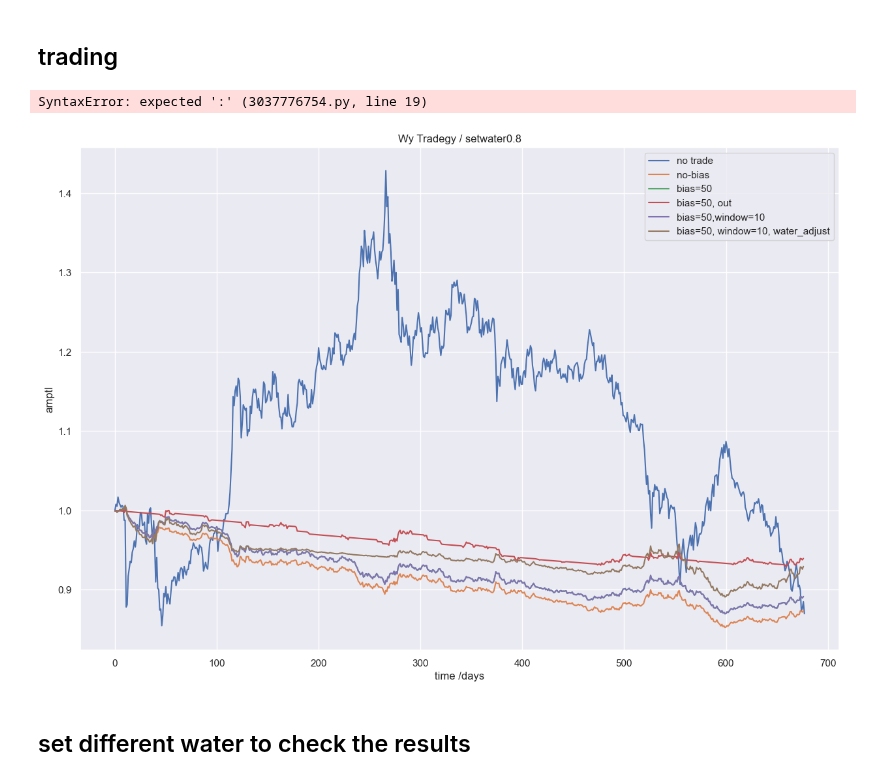
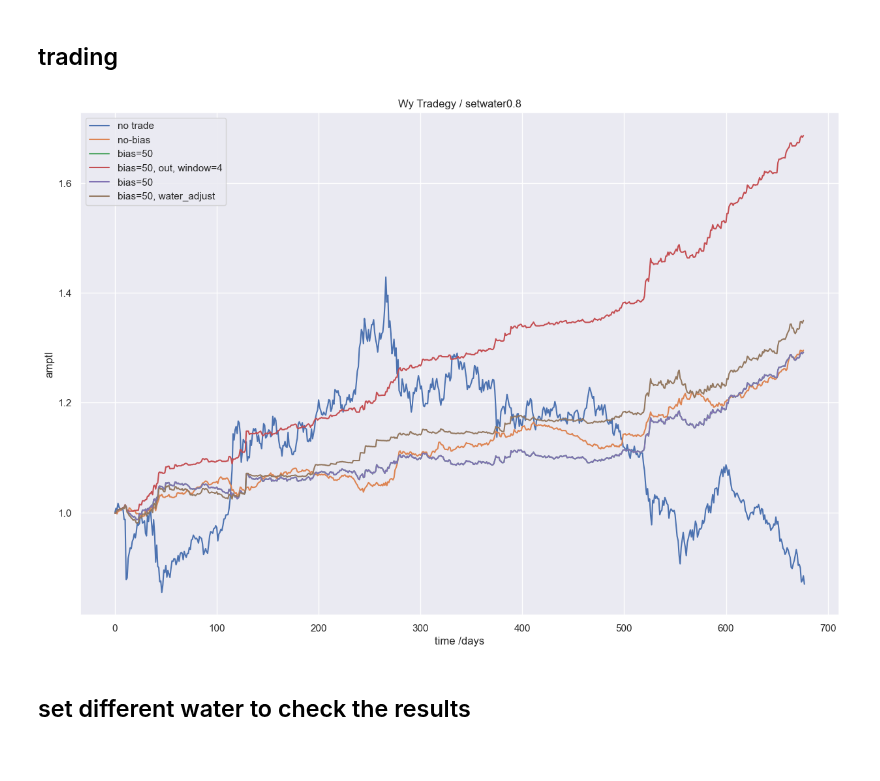
Before and after one commit to binomial-dimension/LosingMoney, a Jupyter notebook: trading/baseline.ipynb, the cells around one changed output. Drawn from its saved outputs; the diff is of its cells as text; code cells hidden in the pictures.

```diff
--- a/trading/baseline.ipynb
+++ b/trading/baseline.ipynb
@@ -27,7 +27,7 @@ close = list(predict['close'])
 # %% [markdown]
 ## trading
 # %%
-def trade(bias=50,water=0.8,out=False,window = 10,water_adjust=False):
+def trade(bias=50,water=0.8,out=False,window = 10,water_adjust=False, max_money = 10000000):
     rk = 1.0
     rk_list = []
     amp_list = []
@@ -36,11 +36,12 @@ def trade(bias=50,water=0.8,out=False,window = 10,water_adjust=False):
             water *= open[i+1]/open[i]
             water = min(water, 1)
             water = max(water, 0)
-        amptl = wy_tradegy_int(high[i]+bias, low[i]-bias, high_truth[i], low_truth[i], open_truth[i], close_truth[i], water, 100000)
-        if out:
+        amptl = wy_tradegy_int(high[i]+bias, low[i]-bias, high_truth[i], low_truth[i], open_truth[i], close_truth[i], water, max_money)
+        if out and i > window+1:
+            out_flag=1
             amp_list.append(amptl)
             if amptl < 1:
-                out_flag = sum(amp_list[-window:]) / window
+                out_flag = sum(amp_list[-window:-2]) / (window-2)
             if out_flag<1:
                 amptl = 1
         rk *= amptl
@@ -49,24 +50,22 @@ def trade(bias=50,water=0.8,out=False,window = 10,water_adjust=False):
             rk *= 0.99989
         rk_list.append(rk)
     return rk_list
-# %% [output]
-SyntaxError: expected ':' (3037776754.py, line 19)
 # %%
 plt.figure(figsize=(15,10))
 plt.plot(np.array(open_truth)/open_truth[0], label='no trade')
 plt.plot(trade(bias=0,water=0.8), label='no-bias')
 plt.plot(trade(bias=50,water=0.8), label='bias=50')
-plt.plot(trade(bias=50,water=0.8,out=True), label='bias=50, out')
-plt.plot(trade(bias=50,water=0.8,window=10), label='bias=50,window=10')
-plt.plot(trade(bias=50,water=0.8,window=10,water_adjust=True), label='bias=50, window=10, water_adjust')
+plt.plot(trade(bias=50,water=0.8,out=True,window=4), label='bias=50, out, window=4')
+plt.plot(trade(bias=50,water=0.8), label='bias=50')
+plt.plot(trade(bias=50,water=0.8,water_adjust=True), label='bias=50, water_adjust')
 
 plt.title('Wy Tradegy / setwater{}'.format(0.8))
 plt.xlabel('time /days')
 plt.ylabel('amptl')
 plt.legend()
 plt.show()
 # %% [output]
-[figure, old version]
+[figure, new version]
 # %% [markdown]
 ## set different water to check the results
 # %%
```
Also changed, not shown: parts of 2 cells of this notebook, 1 other file.
